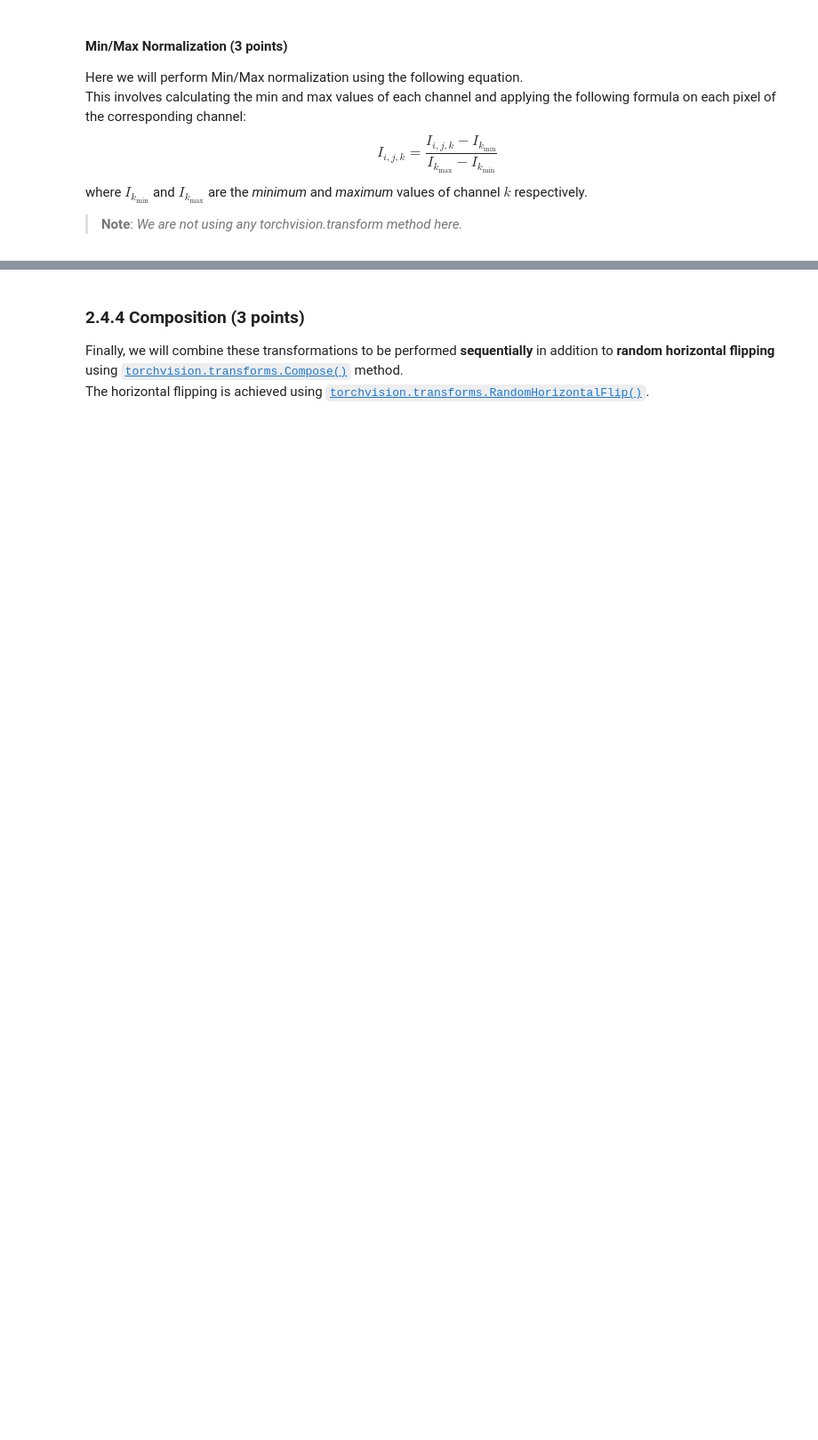
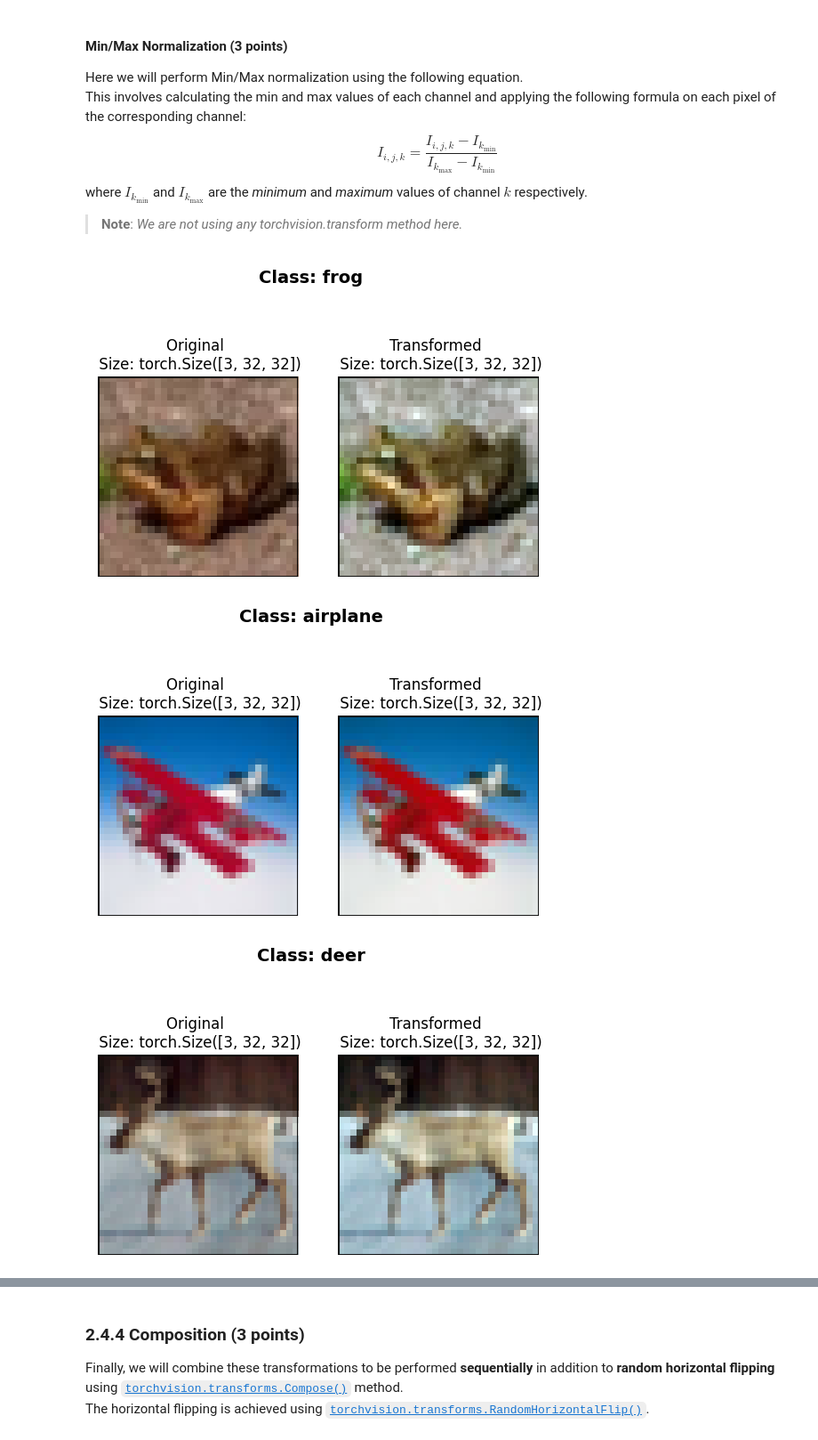
Before and after one commit to 26100226/26100226_PA1, a Jupyter notebook: Rollnumber_PA01_A_.ipynb, the cells around one changed output, grey strips where cells are left out. Shown at 89% size. Saved outputs shown, nothing was run; the diff lists cells and outputs as text; code cells hidden in the pictures; blank space fills up the shorter version.

```diff
--- a/Rollnumber_PA01_A_.ipynb
+++ b/Rollnumber_PA01_A_.ipynb
@@ -790,28 +817,32 @@ where $I_{k_{\text{min}}}$ and $I_{k_{\text{max}}}$ are the *minimum* and *maxim
 # %%
 def min_max_normalization(image: torch.Tensor) -> torch.Tensor:
     """
     Normalize the image using min_max normalization.
 
     Args:
         image (torch.Tensor): The input image tensor.
     Returns:
         torch.Tensor: The min_max normalized image tensor.
     """
     # TODO - Compute the minimum and maximum value of the image tensor for each channel
     # TODO - Reshape these tensors to torch.Size([3, 32, 32]) (Hint: Each channel of shape [32, 32] should store same value for each entry coming from 'mins' and 'max')
     # TODO - Finally, apply the above equation to get the transformed image
 
     ## ------------------------Your code begins here -------------------------------##
-    mins = None
-    maxs = None
+    mins =image.amin(dim=(1, 2))
+    maxs =image.amax(dim=(1, 2))
 
-    mins_reshaped = None
-    maxs_reshaped = None
+    mins_reshaped =mins.view(-1, 1, 1).expand_as(image)
+    maxs_reshaped =maxs.view(-1, 1, 1).expand_as(image)
 
-    normalized_image = None
+    normalized_image =(image-mins_reshaped)/(maxs_reshaped-mins_reshaped)
     ## ------------------------Your code ends here----------------------------------##
 
     return normalized_image
 
 # ----------------------------- DONOT MODIFY CODE BELOW THIS LINE ---------------------------------- #
 compare_images(cifar10_train, min_max_normalization, cifar10_classes)
+# %% [output]
+[figure, added]
+[figure, added]
+[figure, added]
```
Also changed, not shown: parts of 9 cells of this notebook.
